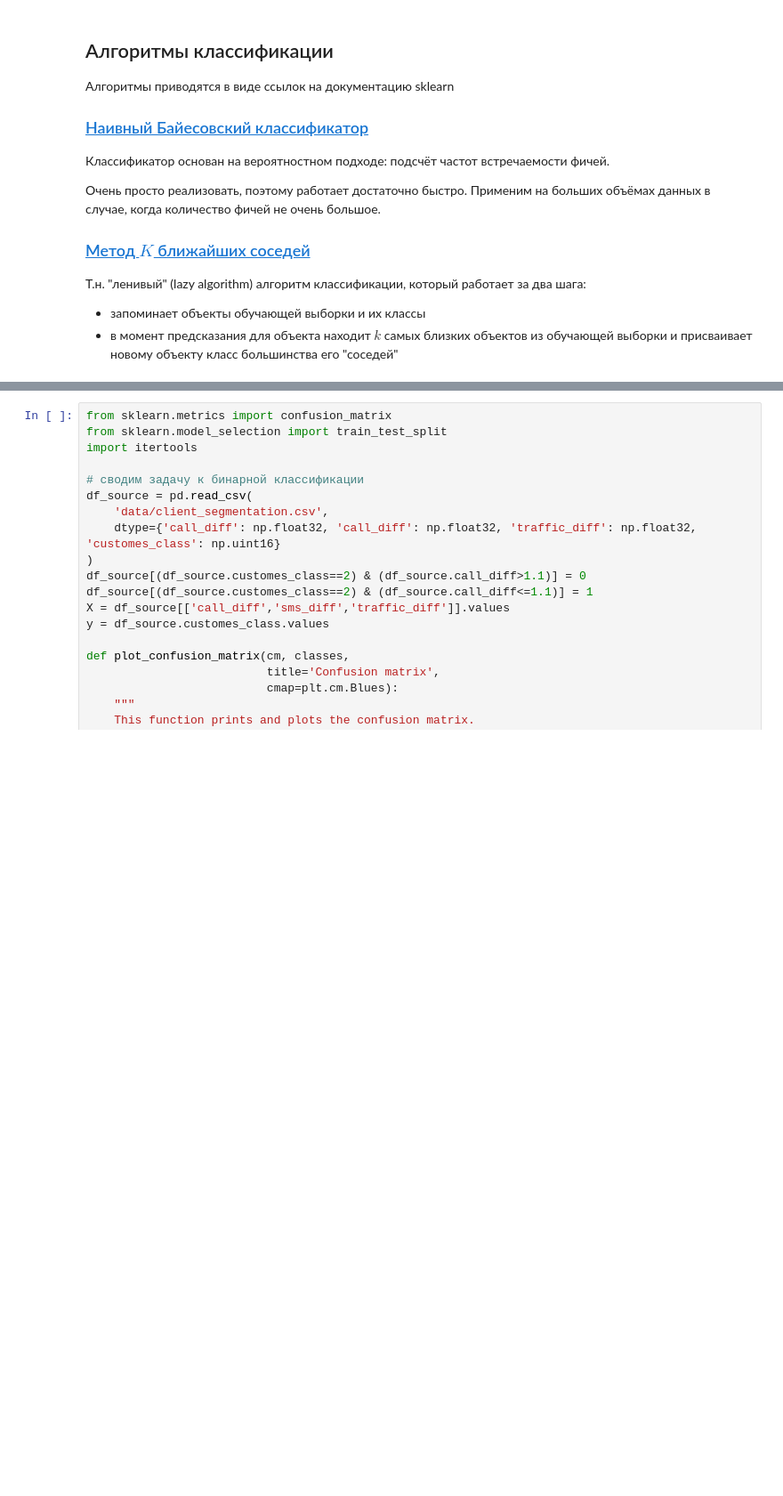
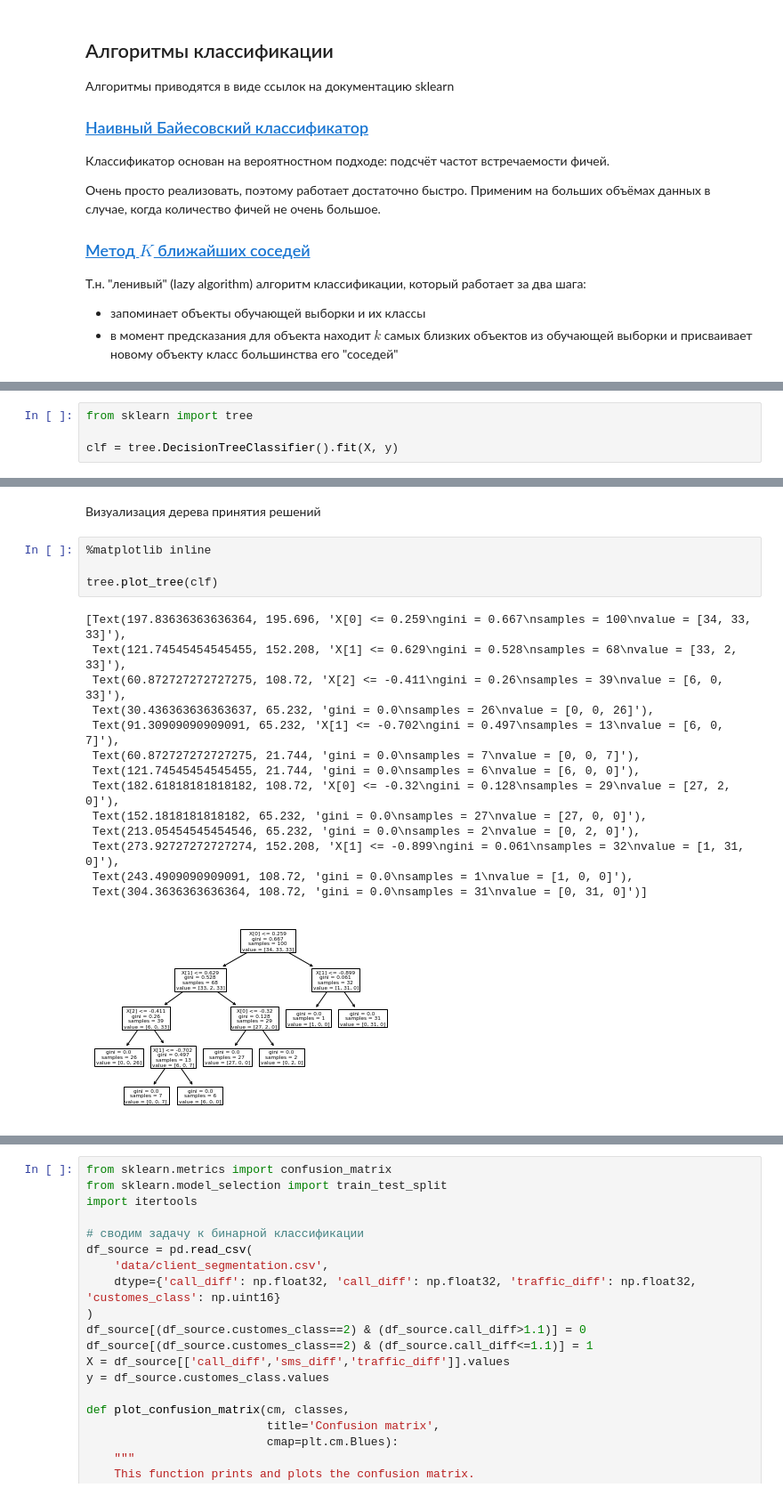
Before and after one commit to adzhumurat/data_management, a Jupyter notebook: docker_compose/data_client/app/jupyter_notebooks/machine_learning_supervised.ipynb, the cells around one changed output, grey strips where cells are left out. Shown: that part at 89% size. Cells and saved outputs as stored; diff of their text form; blank space fills up the shorter version.

```diff
--- a/docker_compose/data_client/app/jupyter_notebooks/machine_learning_supervised.ipynb
+++ b/docker_compose/data_client/app/jupyter_notebooks/machine_learning_supervised.ipynb
@@ -118,2 +138,6 @@ $$
 
 Более подробно ( в т.ч. про энтропию) можно почитать в [Статье от ODS](https://habr.com/ru/company/ods/blog/322534)
+# %%
+from sklearn import tree
+
+clf = tree.DecisionTreeClassifier().fit(X, y)
@@ -120,3 +154,24 @@ $$
+# %% [markdown]
+Визуализация дерева принятия решений
+# %%
+%matplotlib inline
+
+tree.plot_tree(clf)
+# %% [output]
+[Text(197.83636363636364, 195.696, 'X[0] <= 0.259\ngini = 0.667\nsamples = 100\nvalue = [34, 33, 33]'),
+ Text(121.74545454545455, 152.208, 'X[1] <= 0.629\ngini = 0.528\nsamples = 68\nvalue = [33, 2, 33]'),
+ Text(60.872727272727275, 108.72, 'X[2] <= -0.411\ngini = 0.26\nsamples = 39\nvalue = [6, 0, 33]'),
+ Text(30.436363636363637, 65.232, 'gini = 0.0\nsamples = 26\nvalue = [0, 0, 26]'),
+ Text(91.30909090909091, 65.232, 'X[1] <= -0.702\ngini = 0.497\nsamples = 13\nvalue = [6, 0, 7]'),
+ Text(60.872727272727275, 21.744, 'gini = 0.0\nsamples = 7\nvalue = [0, 0, 7]'),
+ Text(121.74545454545455, 21.744, 'gini = 0.0\nsamples = 6\nvalue = [6, 0, 0]'),
+ Text(182.61818181818182, 108.72, 'X[0] <= -0.32\ngini = 0.128\nsamples = 29\nvalue = [27, 2, 0]'),
+ Text(152.1818181818182, 65.232, 'gini = 0.0\nsamples = 27\nvalue = [27, 0, 0]'),
+ Text(213.05454545454546, 65.232, 'gini = 0.0\nsamples = 2\nvalue = [0, 2, 0]'),
+ Text(273.92727272727274, 152.208, 'X[1] <= -0.899\ngini = 0.061\nsamples = 32\nvalue = [1, 31, 0]'),
+ Text(243.4909090909091, 108.72, 'gini = 0.0\nsamples = 1\nvalue = [1, 0, 0]'),
+ Text(304.3636363636364, 108.72, 'gini = 0.0\nsamples = 31\nvalue = [0, 31, 0]')]
+[figure, added]
 # %% [markdown]
 ### [Классификатор на случайных деревьях](https://scikit-learn.org/stable/modules/generated/sklearn.ensemble.RandomForestClassifier.html#sklearn.ensemble.RandomForestClassifier)
 
```
Also changed, not shown: parts of 22 cells of this notebook, 1 other file.
